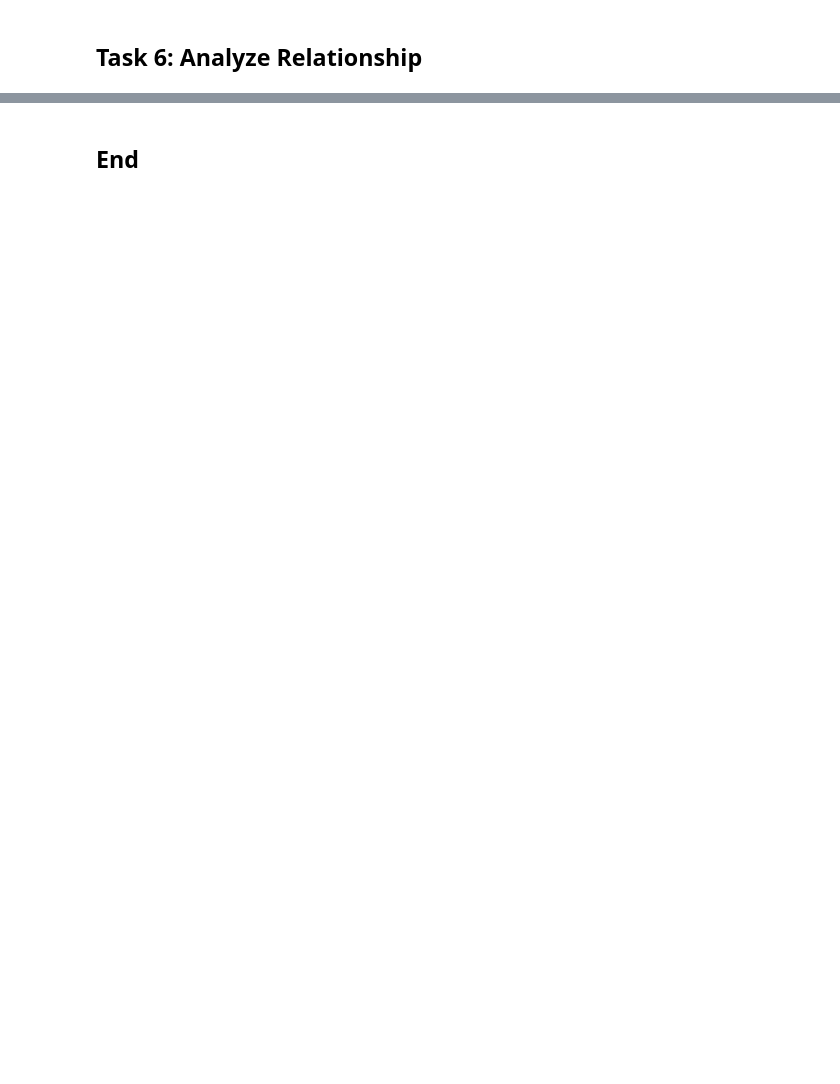
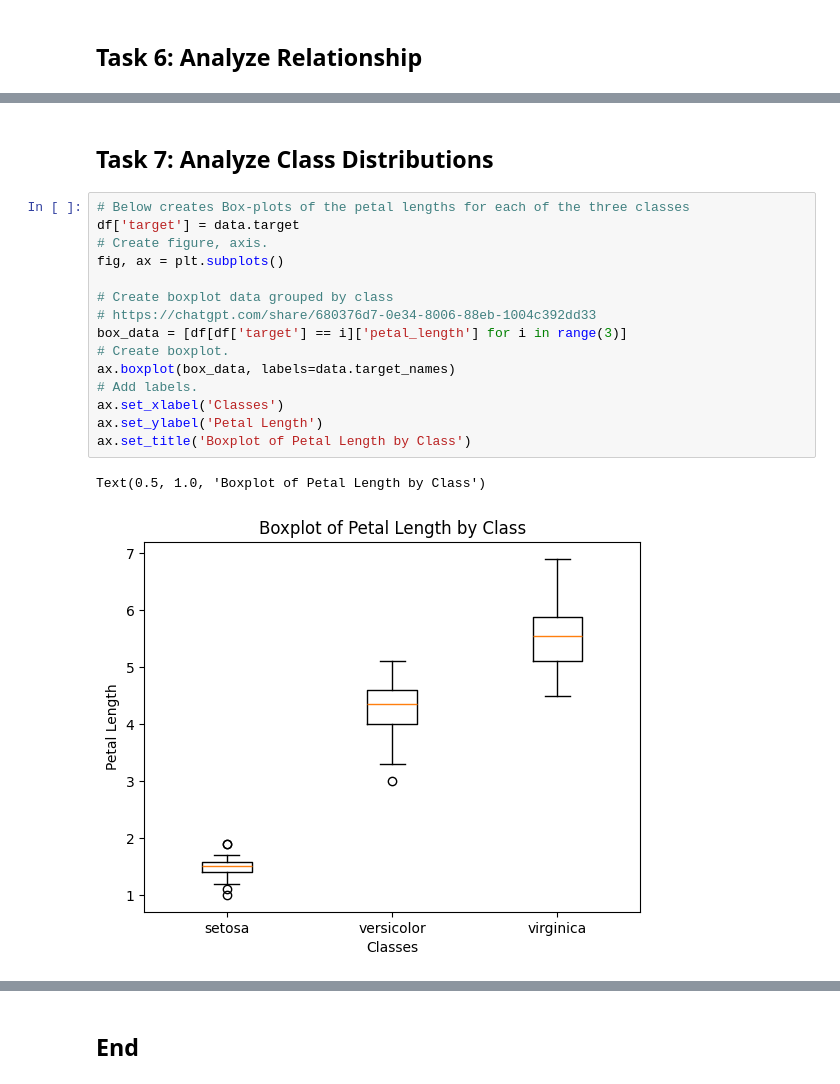
Before and after one commit to HewaOrang/principles_of_data_analytics, a Jupyter notebook: tasks.ipynb, the cells around one changed output, grey strips where cells are left out. Saved outputs shown, nothing was run; the diff lists cells and outputs as text; blank space fills up the shorter version.

Commit message:
task 7

```diff
--- a/tasks.ipynb
+++ b/tasks.ipynb
@@ -262,0 +265,20 @@ ax.plot(x, m * x + c, color='red');
+# %% [markdown]
+## Task 7: Analyze Class Distributions
+# %%
+# Below creates Box-plots of the petal lengths for each of the three classes
+df['target'] = data.target
+# Create figure, axis.
+fig, ax = plt.subplots()
+
+# Create boxplot data grouped by class
+# https://chatgpt.com/share/680376d7-0e34-8006-88eb-1004c392dd33
+box_data = [df[df['target'] == i]['petal_length'] for i in range(3)]
+# Create boxplot.
+ax.boxplot(box_data, labels=data.target_names)
+# Add labels.
+ax.set_xlabel('Classes')
+ax.set_ylabel('Petal Length')
+ax.set_title('Boxplot of Petal Length by Class')
+# %% [output]
+Text(0.5, 1.0, 'Boxplot of Petal Length by Class')
+[figure, added]
```
Also changed, not shown: parts of 3 cells of this notebook, 1 other file.
